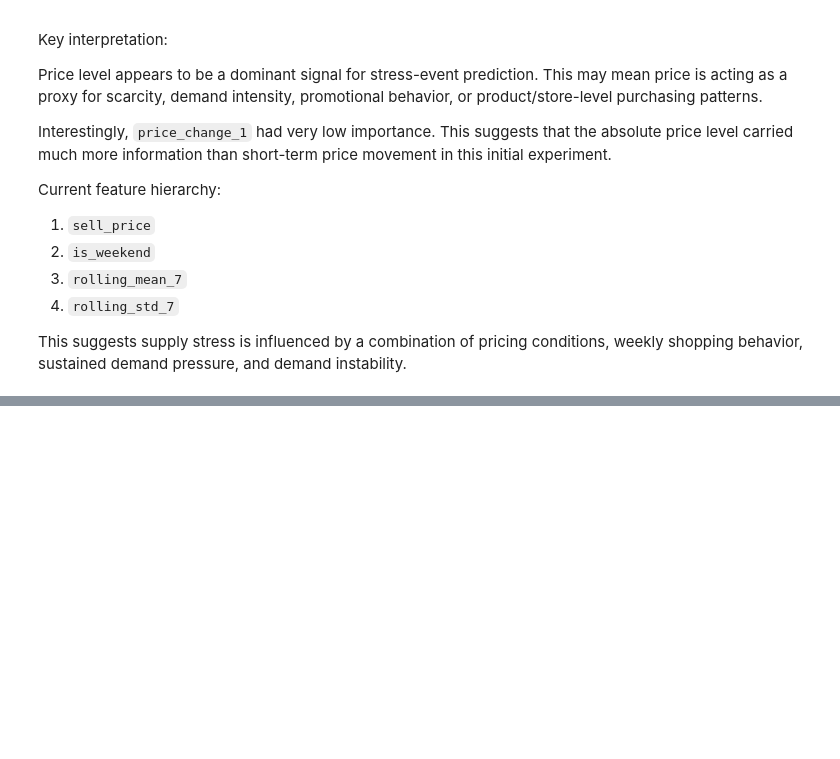
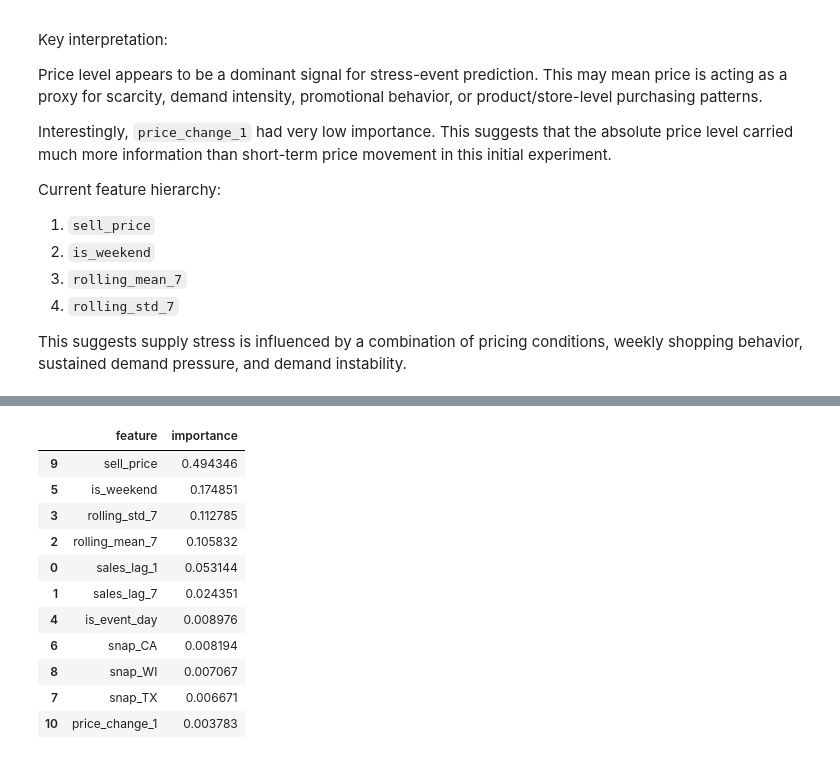
Before and after one commit to suhailyunus/supply-chain-stress-prediction, a Jupyter notebook: notebooks/exploratory.ipynb, the cells around one changed output, grey strips where cells are left out. Cells and saved outputs as stored; diff of their text form; code cells hidden in the pictures; blank space fills up the shorter version.

```diff
--- a/notebooks/exploratory.ipynb
+++ b/notebooks/exploratory.ipynb
@@ -1255,0 +1368,4 @@ This suggests supply stress is influenced by a combination of pricing conditions
+# %%
+sales_small_long["is_discount"] = (
+    sales_small_long["price_pct_change_1"] < 0
+).astype(int)
@@ -1255,0 +1506,29 @@ This suggests supply stress is influenced by a combination of pricing conditions
+# %%
+model_data = sales_small_long.dropna(
+    subset=feature_cols
+)
+
+X = model_data[feature_cols]
+y = model_data["stress_event"]
+# %%
+X_train, X_test, y_train, y_test = train_test_split(
+    X,
+    y,
+    test_size=0.20,
+    random_state=42,
+    stratify=y
+)
+# %%
+from sklearn.ensemble import RandomForestClassifier
+
+rf_model = RandomForestClassifier(
+    n_estimators=100,
+    max_depth=10,
+    class_weight="balanced",
+    random_state=42,
+    n_jobs=-1
+)
+
+rf_model.fit(X_train, y_train)
+
+rf_pred = rf_model.predict(X_test)
@@ -1255,0 +1563,23 @@ This suggests supply stress is influenced by a combination of pricing conditions
+# %%
+feature_importance = pd.DataFrame({
+    "feature": feature_cols,
+    "importance": rf_model.feature_importances_
+})
+
+feature_importance.sort_values(
+    by="importance",
+    ascending=False
+)
+# %% [output]
+|  | feature | importance |
+| 9 | sell_price | 0.494346 |
+| 5 | is_weekend | 0.174851 |
+| 3 | rolling_std_7 | 0.112785 |
+| 2 | rolling_mean_7 | 0.105832 |
+| 0 | sales_lag_1 | 0.053144 |
+| 1 | sales_lag_7 | 0.024351 |
+| 4 | is_event_day | 0.008976 |
+| 6 | snap_CA | 0.008194 |
+| 8 | snap_WI | 0.007067 |
+| 7 | snap_TX | 0.006671 |
+| 10 | price_change_1 | 0.003783 |
```
Also changed, not shown: parts of 22 cells of this notebook.
